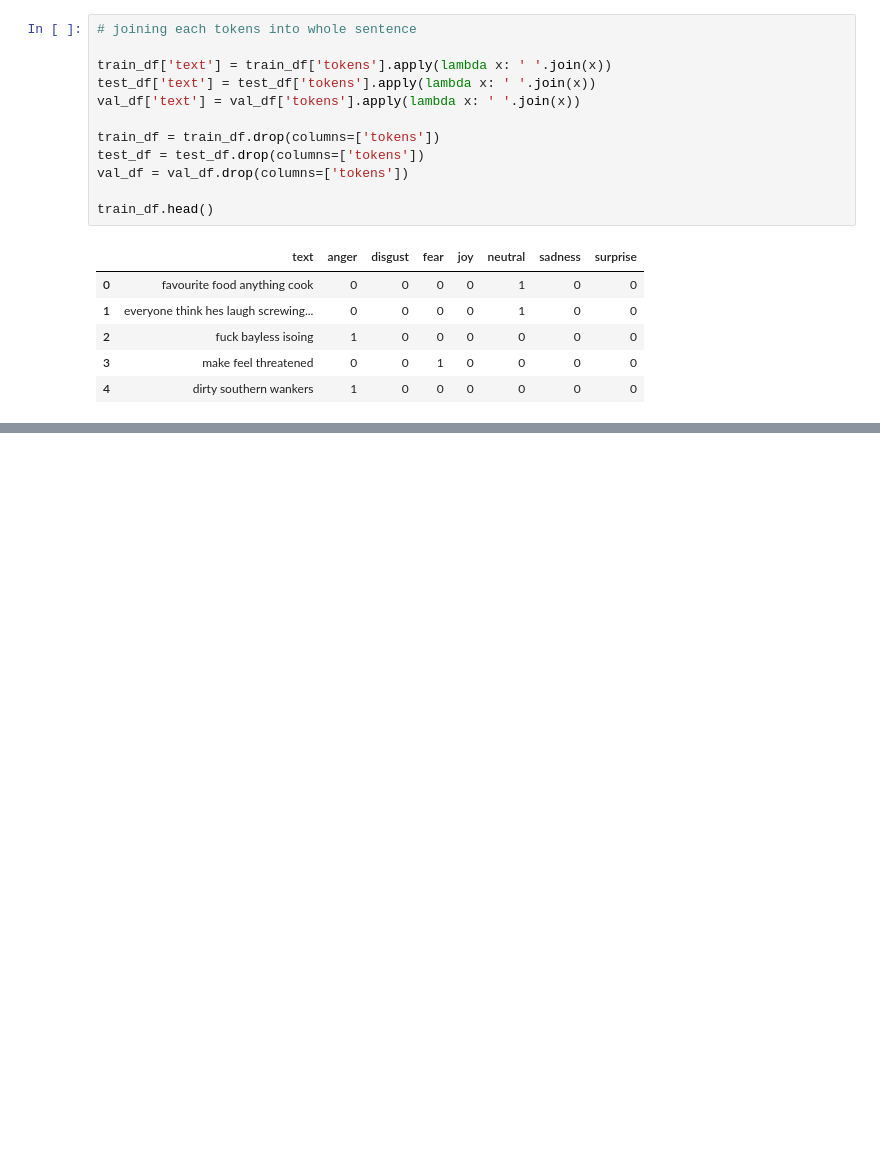
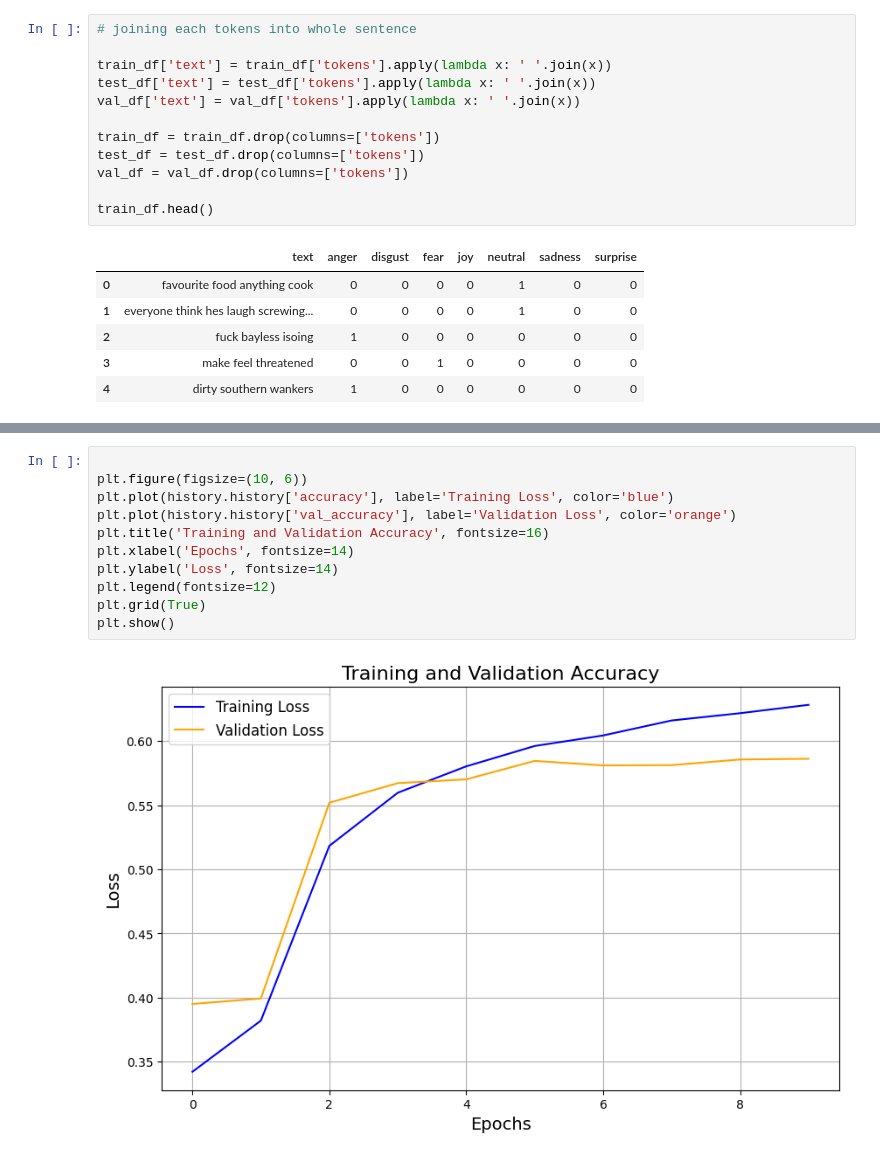
Before and after one commit to darrennnnnn/text-mining-project, a Jupyter notebook: emotionClassification.ipynb, the cells around one changed output, grey strips where cells are left out. Drawn from its saved outputs; the diff is of its cells as text; blank space fills up the shorter version.

```diff
--- a/emotionClassification.ipynb
+++ b/emotionClassification.ipynb
@@ -602,0 +582,13 @@ Binary predictions for each label: [[0 0 1 0 0 0 0]]
+# %%
+
+plt.figure(figsize=(10, 6))
+plt.plot(history.history['accuracy'], label='Training Loss', color='blue')
+plt.plot(history.history['val_accuracy'], label='Validation Loss', color='orange')
+plt.title('Training and Validation Accuracy', fontsize=16)
+plt.xlabel('Epochs', fontsize=14)
+plt.ylabel('Loss', fontsize=14)
+plt.legend(fontsize=12)
+plt.grid(True)
+plt.show()
+# %% [output]
+[figure, added]
```
Also changed, not shown: parts of 10 cells of this notebook, 1 other file.
